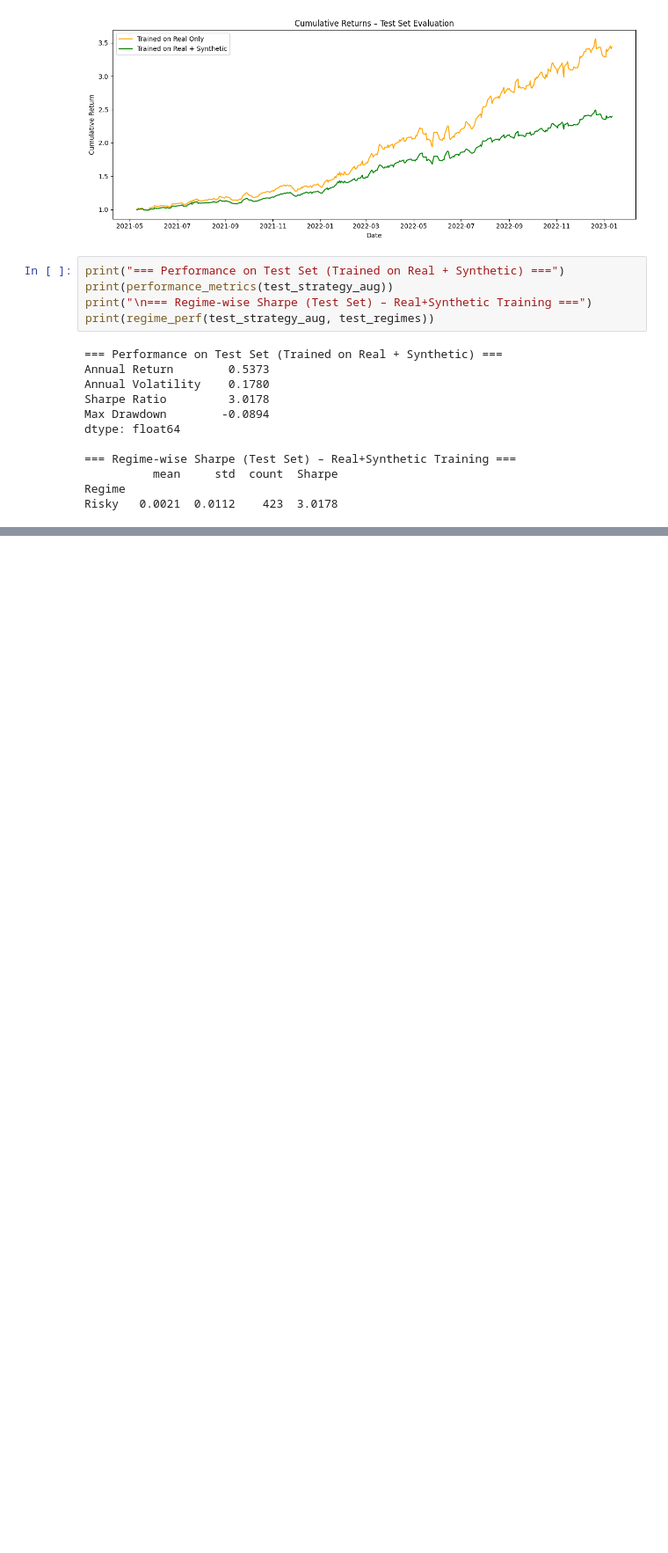
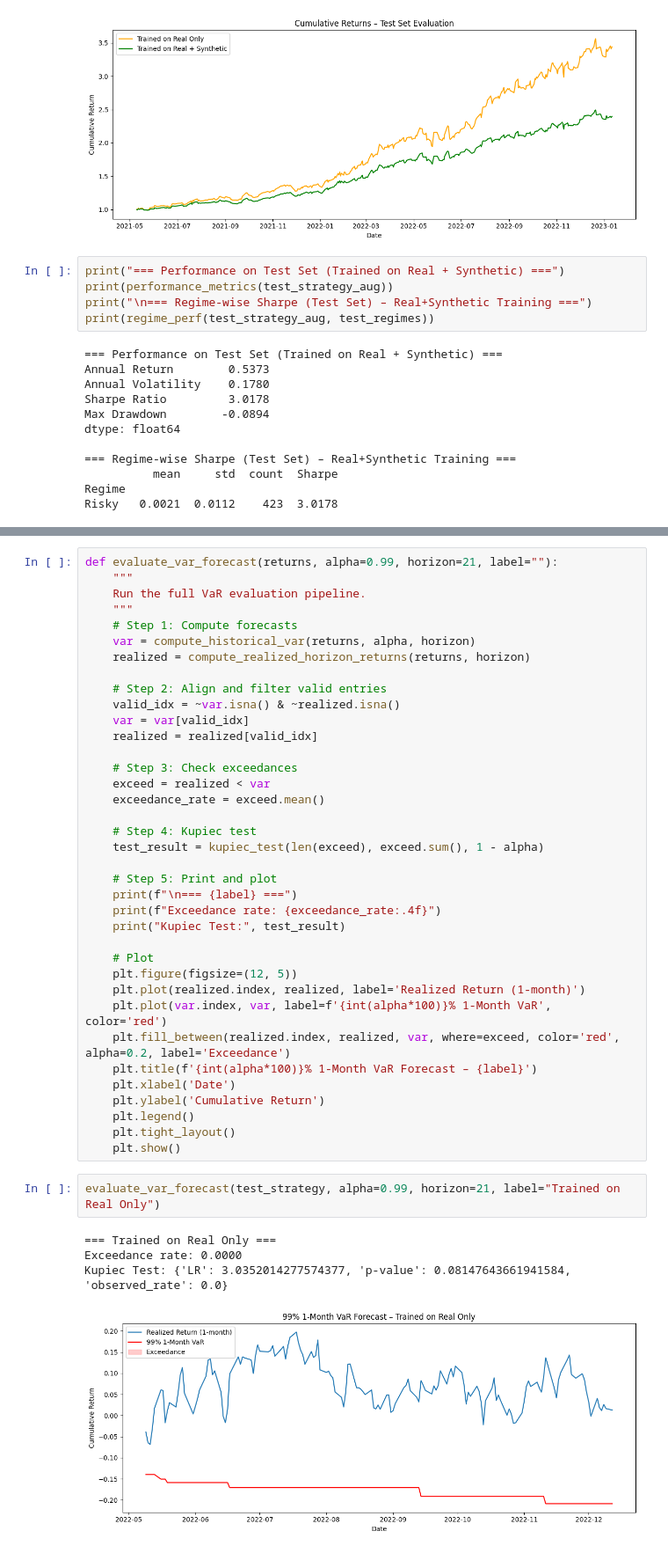
Before and after one commit to AlaaBouattour/market-regime-forecasting, a Jupyter notebook: Notebook_2.ipynb, the cells around one changed output, grey strips where cells are left out. Shown at 88% size. Saved outputs shown, nothing was run; the diff lists cells and outputs as text; blank space fills up the shorter version.

```diff
--- a/Notebook_2.ipynb
+++ b/Notebook_2.ipynb
@@ -253,0 +289,44 @@ Incorporating synthetic data into the training set improved absolute performance
+# %%
+def evaluate_var_forecast(returns, alpha=0.99, horizon=21, label=""):
+    """
+    Run the full VaR evaluation pipeline.
+    """
+    # Step 1: Compute forecasts
+    var = compute_historical_var(returns, alpha, horizon)
+    realized = compute_realized_horizon_returns(returns, horizon)
+
+    # Step 2: Align and filter valid entries
+    valid_idx = ~var.isna() & ~realized.isna()
+    var = var[valid_idx]
+    realized = realized[valid_idx]
+
+    # Step 3: Check exceedances
+    exceed = realized < var
+    exceedance_rate = exceed.mean()
+
+    # Step 4: Kupiec test
+    test_result = kupiec_test(len(exceed), exceed.sum(), 1 - alpha)
+
+    # Step 5: Print and plot
+    print(f"\n=== {label} ===")
+    print(f"Exceedance rate: {exceedance_rate:.4f}")
+    print("Kupiec Test:", test_result)
+
+    # Plot
+    plt.figure(figsize=(12, 5))
+    plt.plot(realized.index, realized, label='Realized Return (1-month)')
+    plt.plot(var.index, var, label=f'{int(alpha*100)}% 1-Month VaR', color='red')
+    plt.fill_between(realized.index, realized, var, where=exceed, color='red', alpha=0.2, label='Exceedance')
+    plt.title(f'{int(alpha*100)}% 1-Month VaR Forecast – {label}')
+    plt.xlabel('Date')
+    plt.ylabel('Cumulative Return')
+    plt.legend()
+    plt.tight_layout()
+    plt.show()
+# %%
+evaluate_var_forecast(test_strategy, alpha=0.99, horizon=21, label="Trained on Real Only")
+# %% [output]
+=== Trained on Real Only ===
+Exceedance rate: 0.0000
+Kupiec Test: {'LR': 3.0352014277574377, 'p-value': 0.08147643661941584, 'observed_rate': 0.0}
+[figure, added]
```
Also changed, not shown: parts of 12 cells of this notebook, 1 other file.
